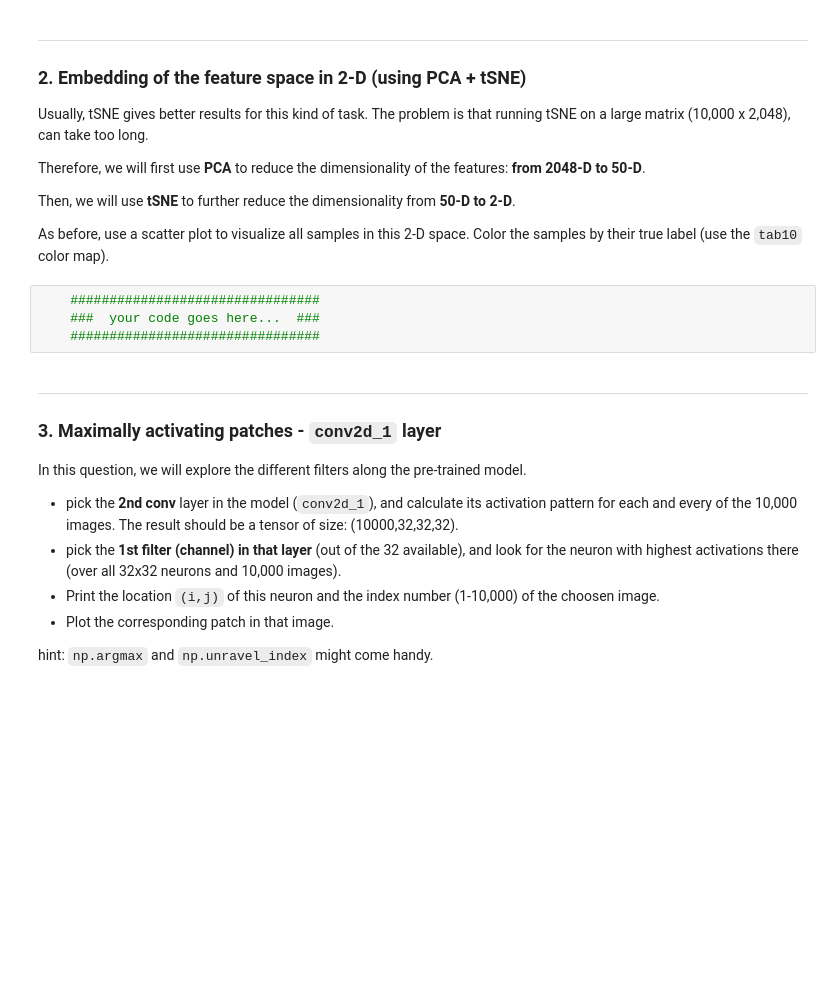
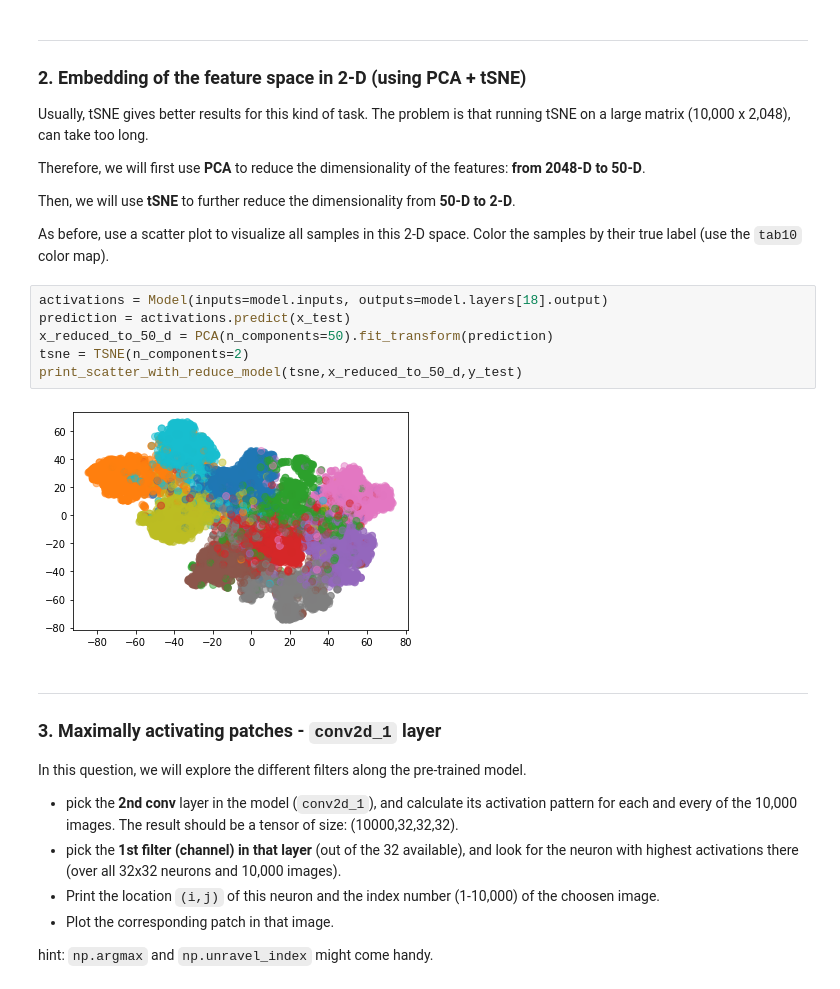
Before and after one commit to sergienko4/deep-learing, a Jupyter notebook: ex6.ipynb, the cells around one changed output. Drawn from its saved outputs; the diff is of its cells as text; blank space fills up the shorter version.

Commit message:
embedding of the feature space in 2-d (using pca + tsne)

```diff
--- a/ex6.ipynb
+++ b/ex6.ipynb
@@ -71,10 +114,14 @@ Therefore, we will first use **PCA** to reduce the dimensionality of the feature
 Then, we will use **tSNE** to further reduce the dimensionality from **50-D to 2-D**.
 
 As before, use a scatter plot to visualize all  samples in this 2-D space. Color the samples by their true label (use the `tab10` color map).
-# %%
-    ################################
-    ###  your code goes here...  ###
-    ################################
+# %%
+activations = Model(inputs=model.inputs, outputs=model.layers[18].output)
+prediction = activations.predict(x_test)
+x_reduced_to_50_d = PCA(n_components=50).fit_transform(prediction)
+tsne = TSNE(n_components=2)
+print_scatter_with_reduce_model(tsne,x_reduced_to_50_d,y_test)
+# %% [output]
+[figure, added]
 # %% [markdown]
 ---
 ### 3. Maximally activating patches - `conv2d_1` layer
```
Also changed, not shown: parts of 8 cells of this notebook.
